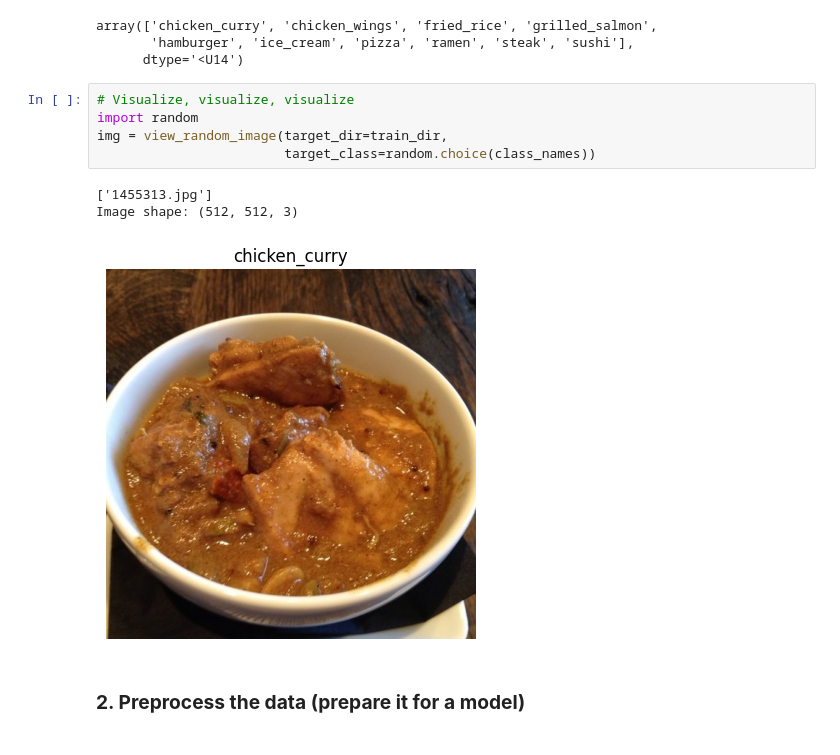
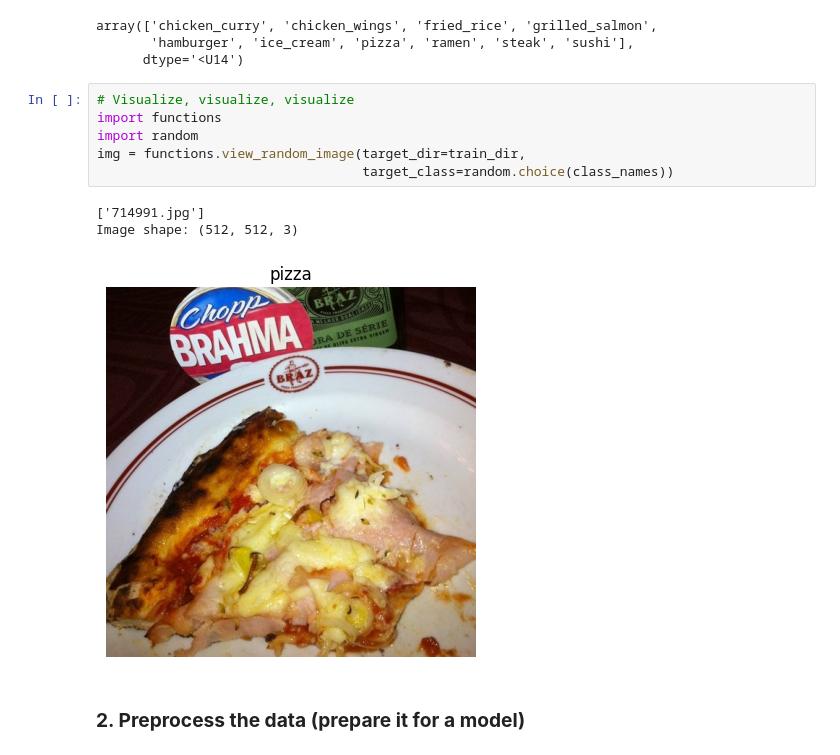
Before and after one commit to pawel-grzeszczyk/TensorFlow-and-Deep-Learning-Fundamentals, a Jupyter notebook: 03_intro_to_computer_vision_with_tf.ipynb, the cells around one changed output. Saved outputs shown, nothing was run; the diff lists cells and outputs as text.

Commit message:
functions file and 03_file update

```diff
--- a/03_intro_to_computer_vision_with_tf.ipynb
+++ b/03_intro_to_computer_vision_with_tf.ipynb
@@ -1127,12 +1128,13 @@ array(['chicken_curry', 'chicken_wings', 'fried_rice', 'grilled_salmon',
       dtype='<U14')
 # %%
 # Visualize, visualize, visualize
+import functions
 import random
-img = view_random_image(target_dir=train_dir,
-                        target_class=random.choice(class_names))
+img = functions.view_random_image(target_dir=train_dir,
+                                  target_class=random.choice(class_names))
 # %% [output]
-['1455313.jpg']
+['714991.jpg']
 Image shape: (512, 512, 3)
-[figure, old version]
+[figure, new version]
 # %% [markdown]
 ### **2. Preprocess the data (prepare it for a model)**
```
Also changed, not shown: parts of 5 cells of this notebook, 1 other file.
